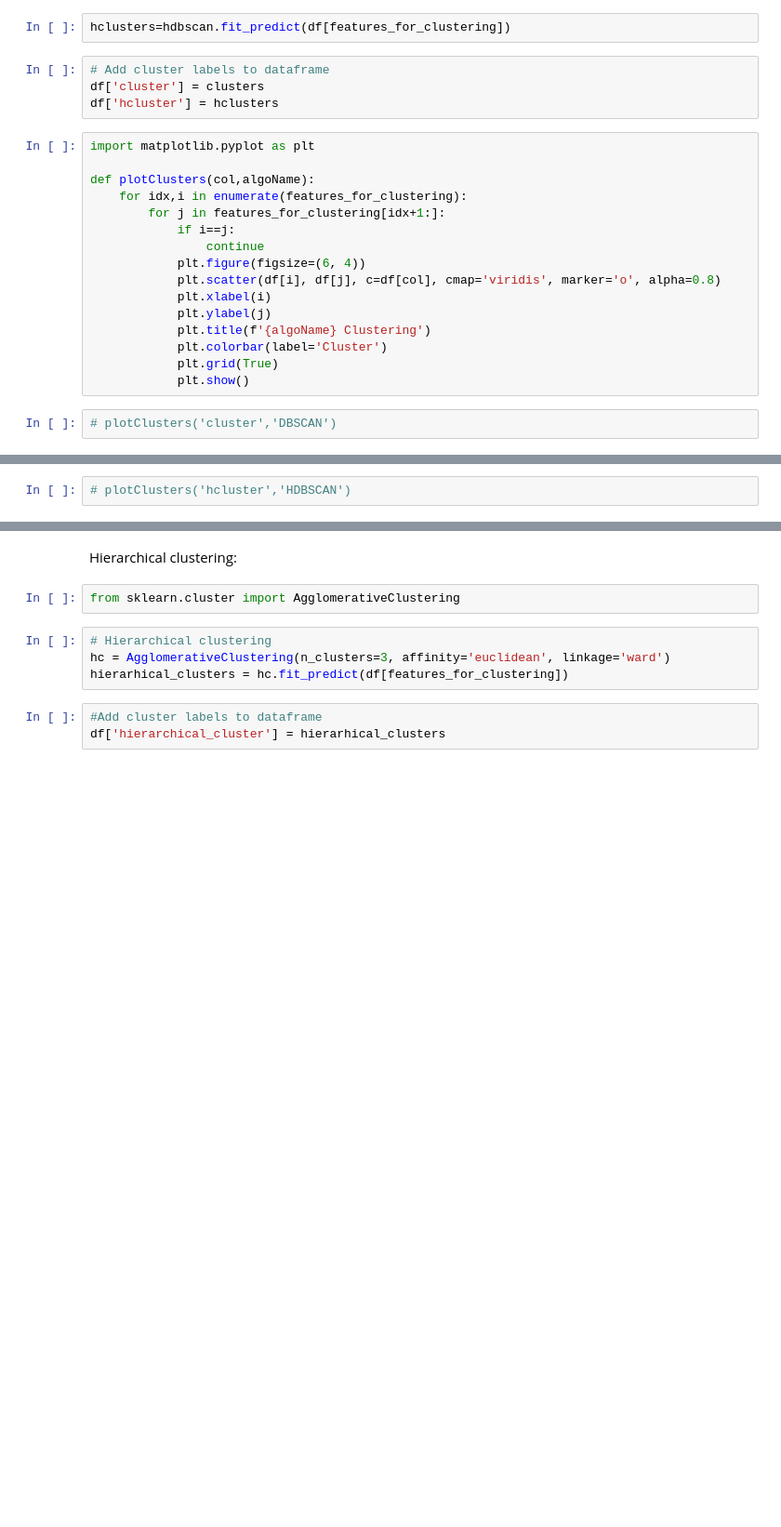
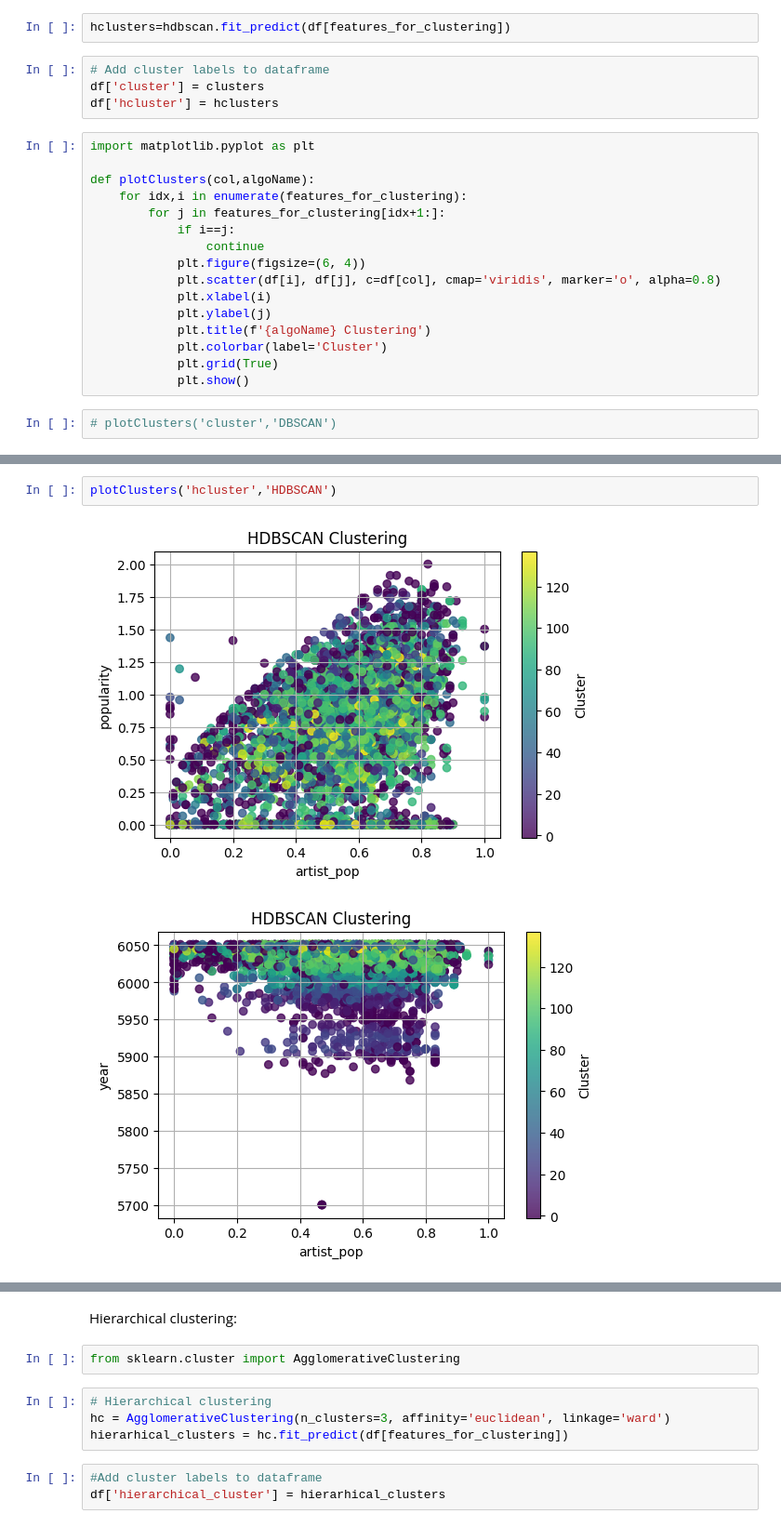
Before and after one commit to vitrag2003/Music-recommendation-system, a Jupyter notebook: Code/Dbscan_hierar.ipynb, the cells around one changed output, grey strips where cells are left out. Shown at 93% size. Drawn from its saved outputs; the diff is of its cells as text; blank space fills up the shorter version.

```diff
--- a/Code/Dbscan_hierar.ipynb
+++ b/Code/Dbscan_hierar.ipynb
@@ -146,2 +149,5 @@ cluster
 # %%
-# plotClusters('hcluster','HDBSCAN')
+plotClusters('hcluster','HDBSCAN')
+# %% [output]
+[figure, added]
+[figure, added]
```
Also changed, not shown: parts of 15 cells of this notebook.
